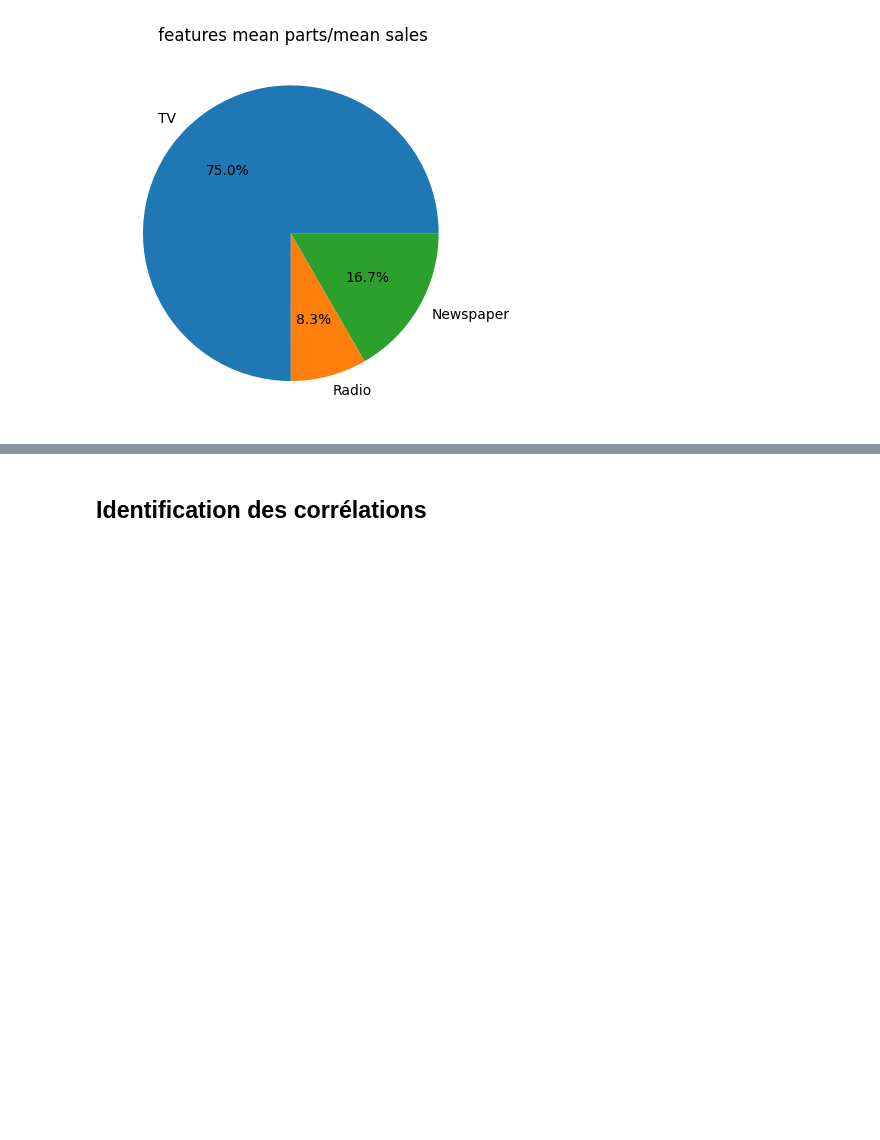
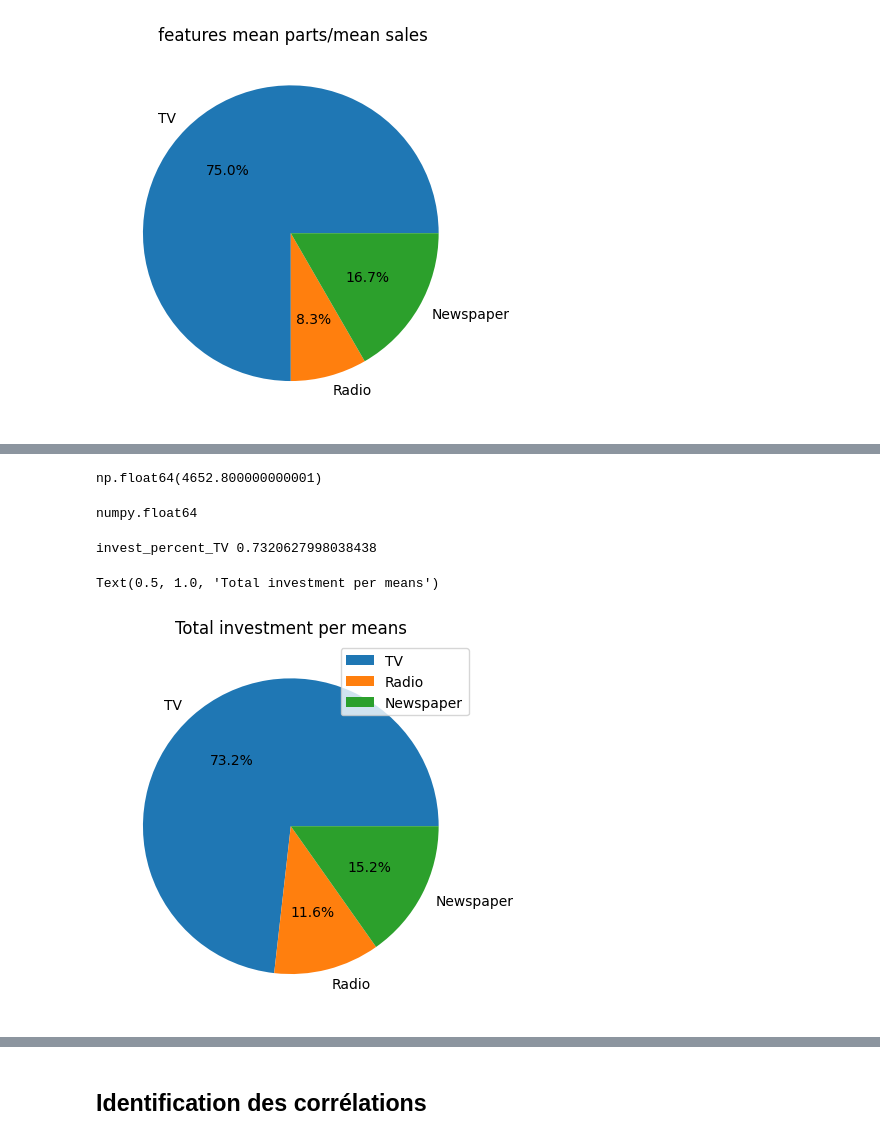
Before and after one commit to CSAADZIDI/ML_challenge_linear_regression, a Jupyter notebook: challenge_linear_regression.ipynb, the cells around one changed output, grey strips where cells are left out. Cells and saved outputs as stored; diff of their text form; code cells hidden in the pictures; blank space fills up the shorter version.

```diff
--- a/challenge_linear_regression.ipynb
+++ b/challenge_linear_regression.ipynb
@@ -151,0 +167,25 @@ type per_TV <class 'int'>
+# %%
+sum_Radio
+# %% [output]
+np.float64(4652.800000000001)
+# %%
+
+total_investment = sum_TV + sum_Radio+ sum_Newspaper
+type(total_investment)
+# %% [output]
+numpy.float64
+# %%
+total_investment = sum_TV + sum_Radio + sum_Newspaper
+invest_percent_TV = sum_TV/total_investment
+print("invest_percent_TV",invest_percent_TV)
+invest_percent_Radio = sum_Radio/total_investment
+invest_percent_Newspaper = sum_Newspaper/total_investment
+plt.pie([invest_percent_TV,invest_percent_Radio,invest_percent_Newspaper],labels = list_features_names, autopct='%1.1f%%')
+
+
+plt.legend()
+plt.title("Total investment per means")
+# %% [output]
+invest_percent_TV 0.7320627998038438
+Text(0.5, 1.0, 'Total investment per means')
+[figure, added]
```
Also changed, not shown: parts of 24 cells of this notebook.
